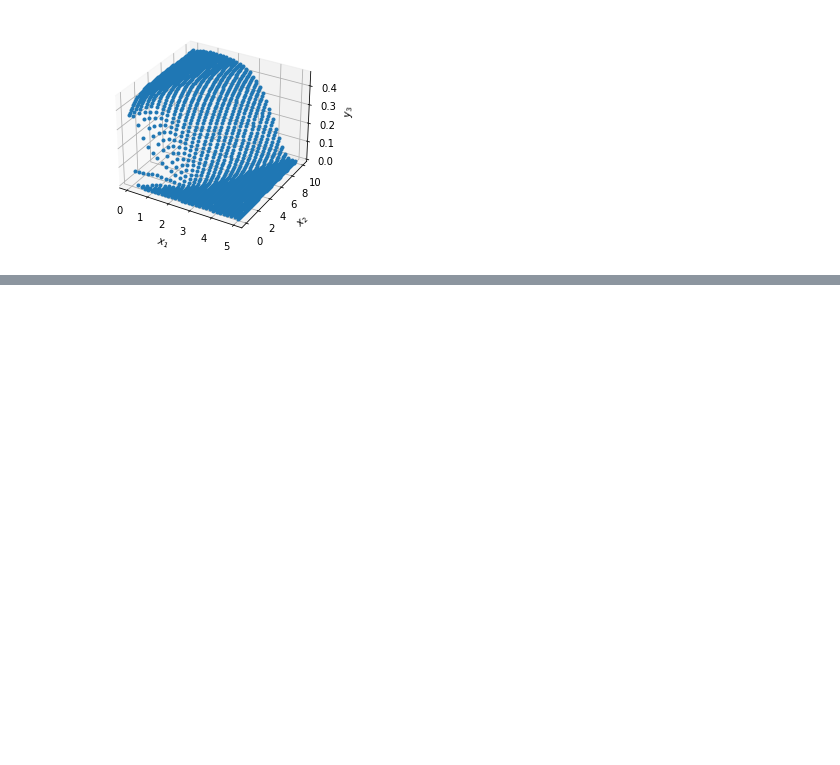
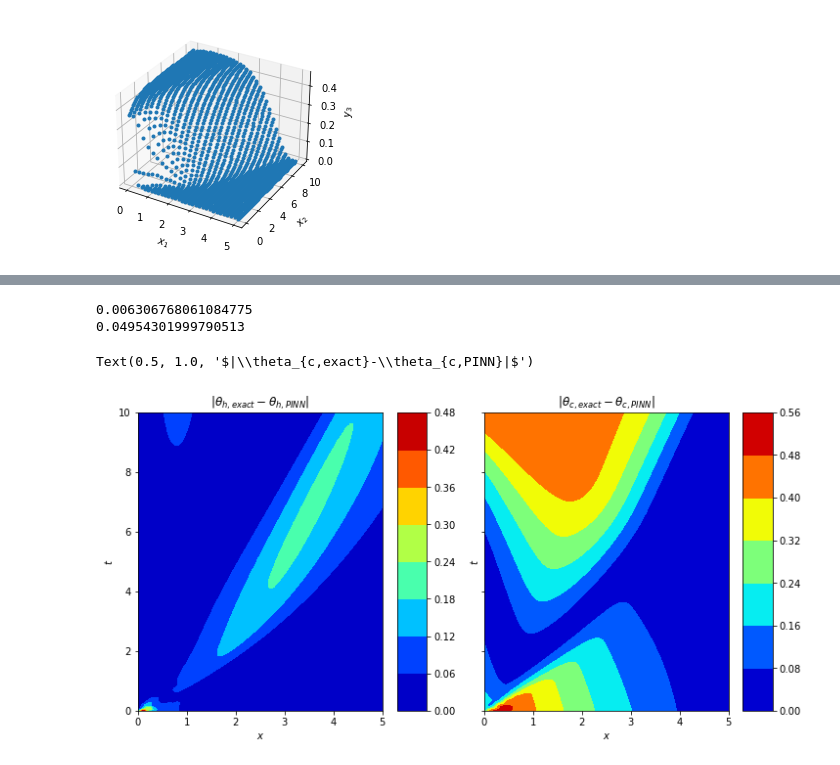
Before and after one commit to smyng91/DeepHX, a Jupyter notebook: HX.ipynb, the cells around one changed output, grey strips where cells are left out. Cells and saved outputs as stored; diff of their text form; code cells hidden in the pictures; blank space fills up the shorter version.

```diff
--- a/HX.ipynb
+++ b/HX.ipynb
@@ -192,0 +111,64 @@ Text(0.5, 1.0, 'theta_c')
+# %%
+import pandas as pd
+import matplotlib.pyplot as plt
+import matplotlib as mpl
+from scipy.interpolate import griddata
+import numpy as np
+from sklearn.metrics import mean_squared_error as mse
+
+# create a grid for interpolation & comparison
+grid_x, grid_t = np.mgrid[0:5:100j, 0:10:200j]
+interp = 'cubic'
+
+# x = np.sort(exact.x.unique())
+# t = np.sort(exact.t.unique())
+# # x, t = np.meshgrid(x, t)
+# true_theta_h = pd.DataFrame(exact.pivot_table(index='x', columns='t', values='theta_h').T.values).round(iround)
+# true_theta_c = pd.DataFrame(exact.pivot_table(index='x', columns='t', values='theta_c').T.values).round(iround)
+
+# exact solution
+exact = pd.read_csv('sol_true.dat',delim_whitespace=True, skiprows=0, header=None)
+exact.columns = ["x", "t", "theta_w", "theta_h", 'theta_c']
+exact.theta_c = exact.theta_c.values[::-1]
+x = exact.x.values
+t = exact.t.values
+exact_theta_h = exact.theta_h.values
+exact_theta_c = exact.theta_c.values
+exact_theta_h = griddata(np.vstack((x,t)).T, exact_theta_h, (grid_x, grid_t), method=interp)
+exact_theta_c = griddata(np.vstack((x,t)).T, exact_theta_c, (grid_x, grid_t), method=interp)
+
+# PINN solution
+pred = pd.read_csv('test.dat',delim_whitespace=True, skiprows=1, header=None)
+pred.columns = ["x", "t", "theta_w", "theta_h", 'theta_c']
+x = pred.x.values
+t = pred.t.values
+pred_theta_h = pred.theta_h.values
+pred_theta_c = pred.theta_c.values
+pred_theta_h = griddata(np.vstack((x,t)).T, pred_theta_h, (grid_x, grid_t), method=interp)
+pred_theta_c = griddata(np.vstack((x,t)).T, pred_theta_c, (grid_x, grid_t), method=interp)
+
+print(mse(exact_theta_h,pred_theta_h))
+print(mse(exact_theta_c,pred_theta_c))
+
+# Initialize plot objects
+fig, (ax1,ax2) = plt.subplots(nrows=1, ncols=2, sharex=False, sharey=True, constrained_layout = True, figsize=(10,5))
+
+# Generate contour plots for absolute errors
+plt.axes(ax1)
+plt.contourf(grid_x,grid_t,abs(pred_theta_h-exact_theta_h), origin='lower', cmap='jet')
+plt.colorbar()
+plt.xlabel(r'$x$')
+plt.ylabel(r'$t$')
+plt.title(r'$|\theta_{h,exact}-\theta_{h,PINN}|$')
+
+plt.axes(ax2)
+plt.contourf(grid_x,grid_t,abs(pred_theta_c-exact_theta_c), origin='lower', cmap='jet')
+plt.colorbar()
+plt.xlabel(r'$x$')
+plt.ylabel(r'$t$')
+plt.title(r'$|\theta_{c,exact}-\theta_{c,PINN}|$')
+# %% [output]
+0.006306768061084775
+0.04954301999790513
+Text(0.5, 1.0, '$|\\theta_{c,exact}-\\theta_{c,PINN}|$')
+[figure, added]
```
Also changed, not shown: parts of 2 cells of this notebook, 20 other files.
